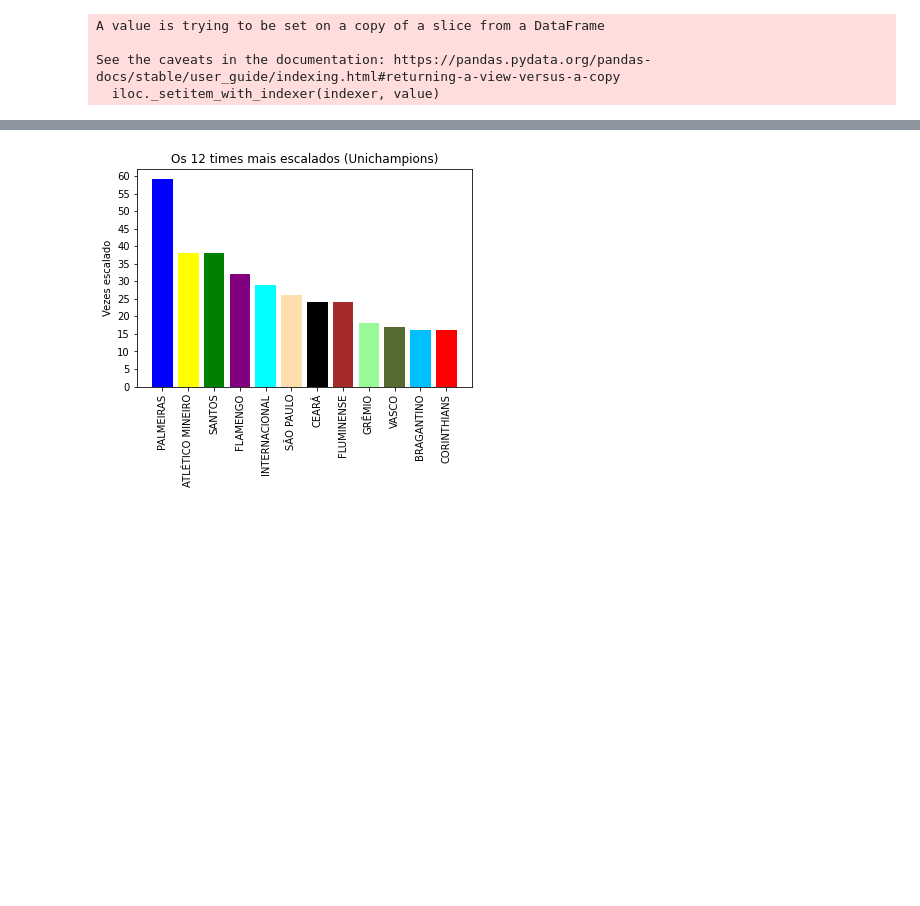
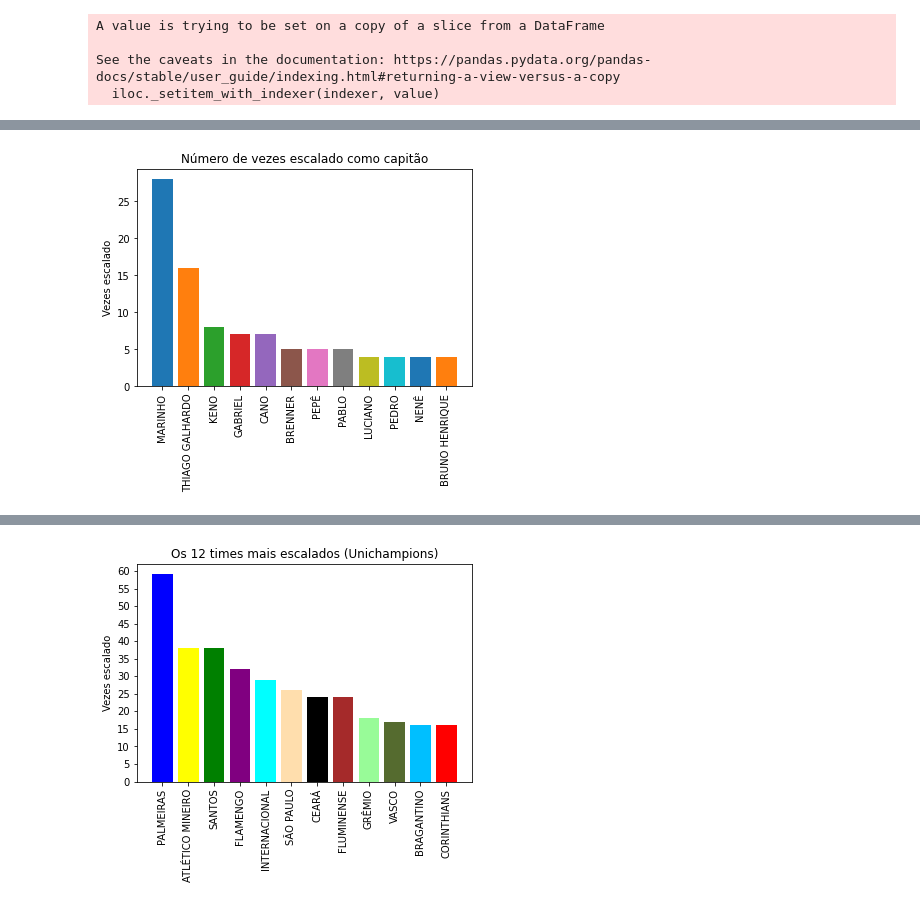
Before and after one commit to Eric-Mendes/estatisticas-quem-cair-calil, a Jupyter notebook: notebooks/estudo_das_escalacoes_times_serios.ipynb, the cells around one changed output, grey strips where cells are left out. Cells and saved outputs as stored; diff of their text form; code cells hidden in the pictures; blank space fills up the shorter version.

```diff
--- a/notebooks/estudo_das_escalacoes_times_serios.ipynb
+++ b/notebooks/estudo_das_escalacoes_times_serios.ipynb
@@ -214,0 +76,11 @@ plt.show()
+# %%
+vezes_cap = Counter(df['JOGADOR'].loc[df['CAPITÃO'] == 'SIM'])
+vezes_cap = list(zip(*vezes_cap.most_common()))
+
+plt.xticks(rotation='vertical')
+plt.ylabel('Vezes escalado')
+plt.title('Número de vezes escalado como capitão')
+plt.bar(vezes_cap[0][:12], vezes_cap[1][:12], color=sns.color_palette("tab10"))
+plt.show()
+# %% [output]
+[figure, added]
```
Also changed, not shown: parts of 19 cells of this notebook.
